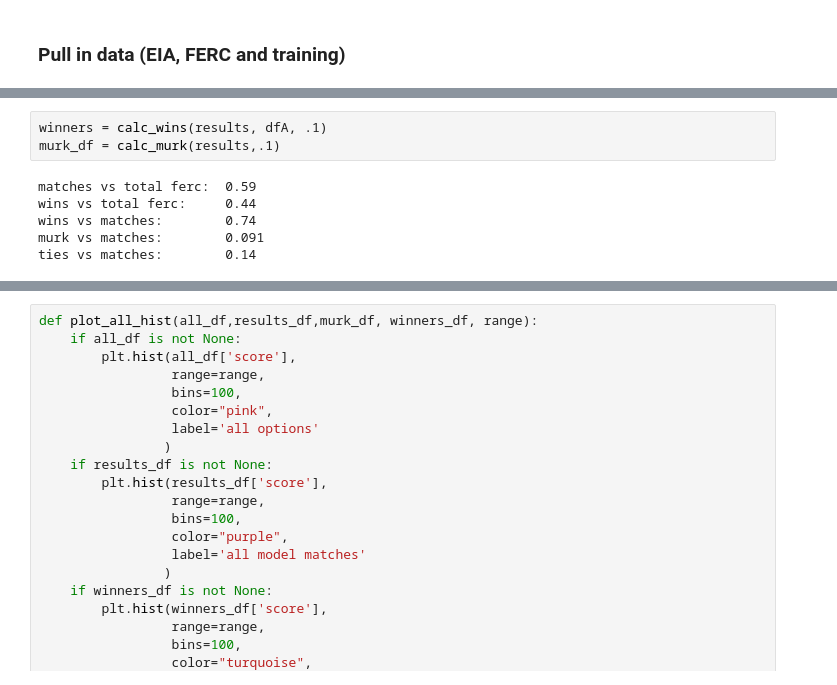
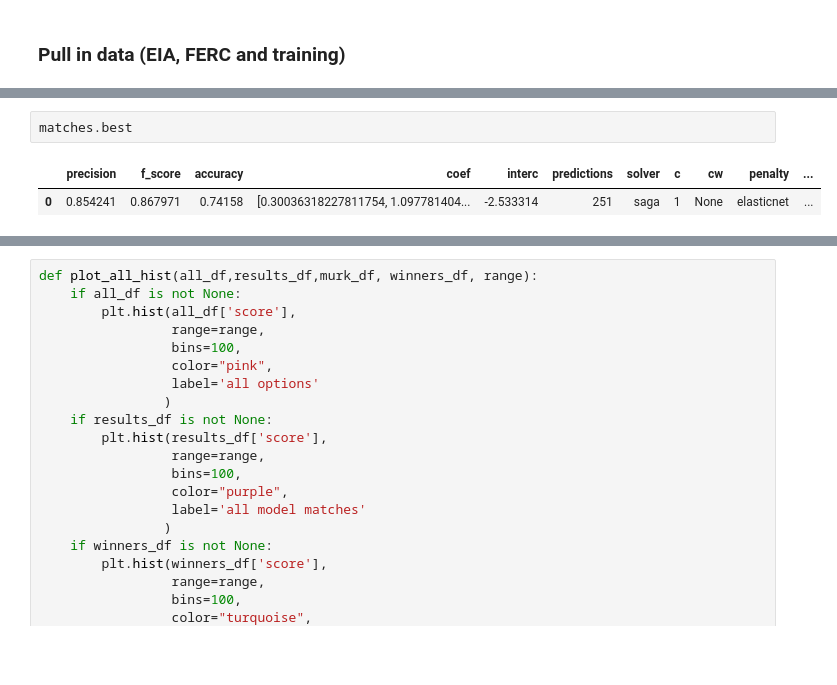
Before and after one commit to catalyst-cooperative/rmi-ferc1-eia, a Jupyter notebook: notebooks/connect_ferc1_to_eia.ipynb, the cells around one changed output, grey strips where cells are left out. Cells and saved outputs as stored; diff of their text form; blank space fills up the shorter version.

```diff
--- a/notebooks/connect_ferc1_to_eia.ipynb
+++ b/notebooks/connect_ferc1_to_eia.ipynb
@@ -222,9 +138,5 @@ weights
-# %%
-winners = calc_wins(results, dfA, .1)
-murk_df = calc_murk(results,.1)
-# %% [output]
-matches vs total ferc:  0.59
-wins vs total ferc:     0.44
-wins vs matches:        0.74
-murk vs matches:        0.091
-ties vs matches:        0.14
+# %%
+matches.best
+# %% [output]
+|  | precision | f_score | accuracy | coef | interc | predictions | solver | c | cw | penalty | ... |
+| 0 | 0.854241 | 0.867971 | 0.74158 | [0.30036318227811754, 1.097781404... | -2.533314 | 251 | saga | 1 | None | elasticnet | ... |
```
Also changed, not shown: parts of 33 cells of this notebook, 1 other file.
